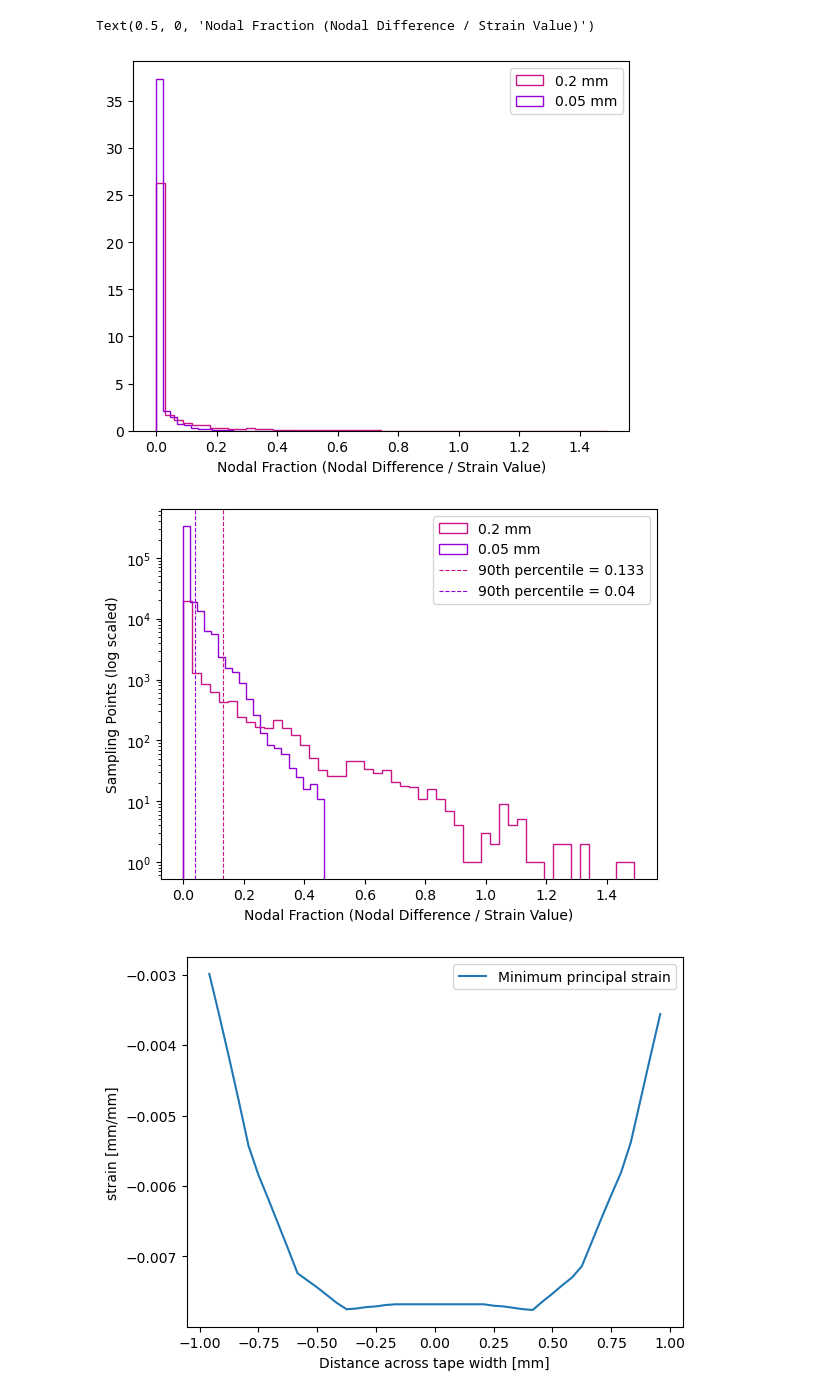
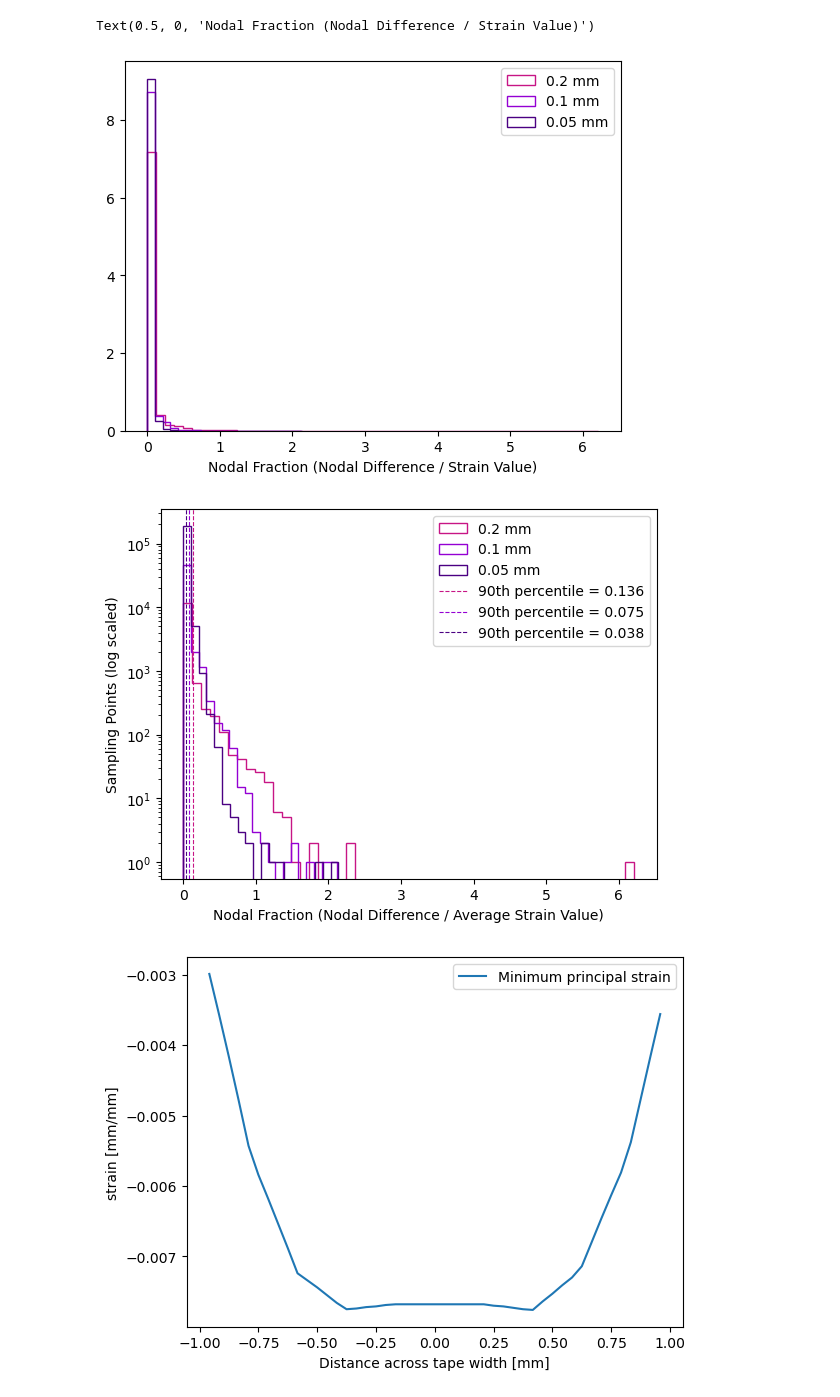
Before and after one commit to rosepowers29/flat-rebco-cable, a Jupyter notebook: plot_strain_path.ipynb, the cells around one changed output. Saved outputs shown, nothing was run; the diff lists cells and outputs as text; code cells hidden in the pictures.

```diff
--- a/plot_strain_path.ipynb
+++ b/plot_strain_path.ipynb
@@ -85,26 +86,33 @@ Text(0.5, 1.0, 'Mesh Convergence 4mm Tape')
 # %%
-nodefractions = np.array(pd.read_csv("MPTS-4mm-meshconv3-allnodes-fraction-10N.csv")["EPTO1 ()"])
+nodefractions0 = np.array(pd.read_csv("MPTS-2mm-allnodes-fraction-10N.csv")["EPTO1 ()"])
+nodefractions1 = np.array(pd.read_csv("MPTS-2mm-meshconv1-allnodes-fraction-10N.csv")["EPTO1 ()"])
+nodefractions2 = np.array(pd.read_csv("MPTS-2mm-meshconv2-allnodes-fraction-10N.csv")["EPTO1 ()"])
 # %%
-plt.hist(meshconv1, color = "mediumvioletred", histtype = 'step', bins = 50, label = "0.2 mm", density = True)
-plt.hist(nodefractions, color = "darkviolet", histtype = 'step', bins=20, label = "0.05 mm", density = True)
+plt.hist(nodefractions0, color = "mediumvioletred", histtype = 'step', bins = 50, label = "0.2 mm", density = True)
+plt.hist(nodefractions1, color = "darkviolet", histtype = 'step', bins=20, label = "0.1 mm", density = True)
+plt.hist(nodefractions2, color = "indigo", histtype = 'step', bins=20, label = "0.05 mm", density = True)
 plt.legend()
 plt.xlabel("Nodal Fraction (Nodal Difference / Strain Value)")
 # %% [output]
 Text(0.5, 0, 'Nodal Fraction (Nodal Difference / Strain Value)')
-[figure, old version]
+[figure, new version]
 # %%
-plt.hist(meshconv1, color = "mediumvioletred", histtype = 'step', bins = 50, label = "0.2 mm")
-plt.hist(nodefractions, color = "darkviolet", histtype = 'step', bins=20, label = "0.05 mm")
-plt.axvline(np.percentile(meshconv1, 90), color = "mediumvioletred", lw = 0.8, ls = "--",
-            label = "90th percentile = "+str(round(np.percentile(meshconv1, 90), 3)))
-plt.axvline(np.percentile(nodefractions, 90), color = "darkviolet", lw = 0.8, ls = "--",
-            label = "90th percentile = "+str(round(np.percentile(nodefractions, 90), 3)))
-plt.xlabel("Nodal Fraction (Nodal Difference / Strain Value)")
+plt.hist(nodefractions0, color = "mediumvioletred", histtype = 'step', bins = 50, label = "0.2 mm")
+plt.hist(nodefractions1, color = "darkviolet", histtype = 'step', bins=20, label = "0.1 mm")
+plt.hist(nodefractions2, color = "indigo", histtype = 'step', bins=20, label = "0.05 mm")
+
+plt.axvline(np.percentile(nodefractions0, 90), color = "mediumvioletred", lw = 0.8, ls = "--",
+            label = "90th percentile = "+str(round(np.percentile(nodefractions0, 90), 3)))
+plt.axvline(np.percentile(nodefractions1, 90), color = "darkviolet", lw = 0.8, ls = "--",
+            label = "90th percentile = "+str(round(np.percentile(nodefractions1, 90), 3)))
+plt.axvline(np.percentile(nodefractions2, 90), color = "indigo", lw = 0.8, ls = "--",
+            label = "90th percentile = "+str(round(np.percentile(nodefractions2, 90), 3)))
+plt.xlabel("Nodal Fraction (Nodal Difference / Average Strain Value)")
 plt.ylabel("Sampling Points (log scaled)")
 plt.legend()
 plt.yscale("log")
 # %% [output]
-[figure, old version]
+[figure, new version]
 # %%
 csv_list = [tape_width_data, tape_axial_data, tape_width_data_rev, tape_axial_data_rev,
     tape_depth_data, tape_mpts_data, tape_shear_data, tape_min_data]
```
Also changed, not shown: parts of 17 cells of this notebook.
